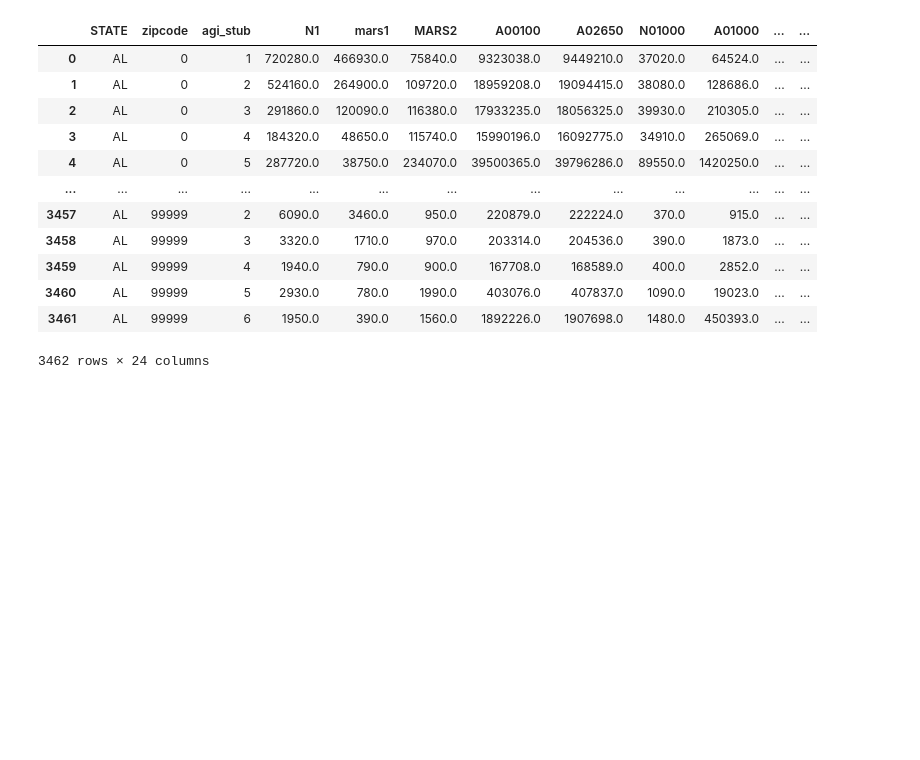
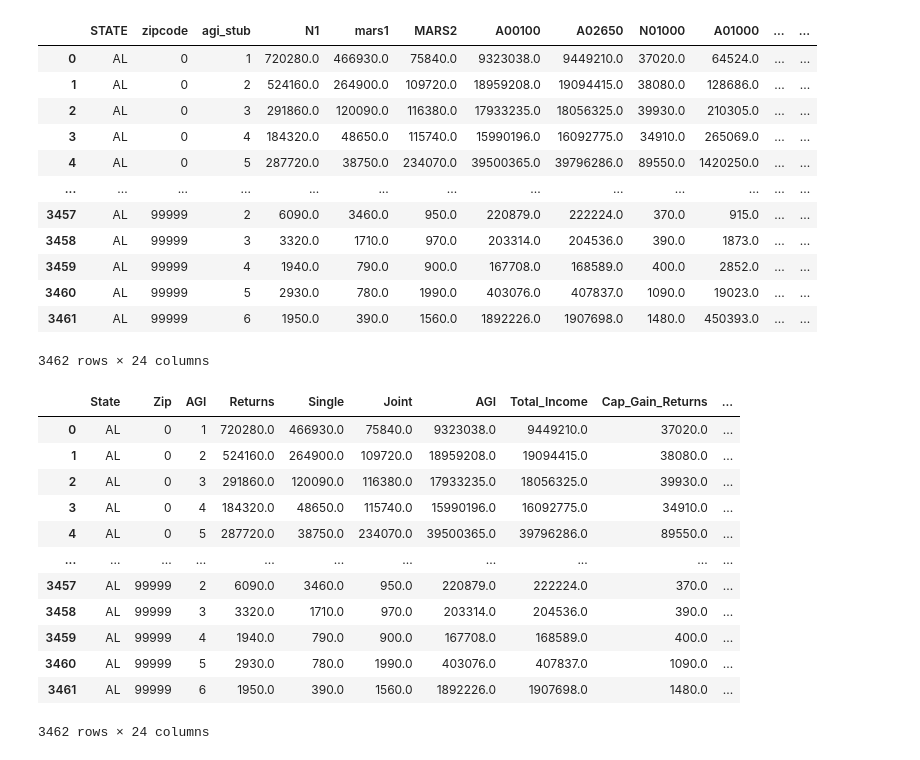
Before and after one commit to HasmigG/TaxAnalysis, a Jupyter notebook: etl_Jose.ipynb, the cells around one changed output. Cells and saved outputs as stored; diff of their text form; code cells hidden in the pictures; blank space fills up the shorter version.

Commit message:
short

```diff
--- a/etl_Jose.ipynb
+++ b/etl_Jose.ipynb
@@ -53,3 +53,51 @@ df_AL
 | 3460 | AL | 99999 | 5 | 2930.0 | 780.0 | 1990.0 | 403076.0 | 407837.0 | 1090.0 | 19023.0 | ... | ... |
 | 3461 | AL | 99999 | 6 | 1950.0 | 390.0 | 1560.0 | 1892226.0 | 1907698.0 | 1480.0 | 450393.0 | ... | ... |
 3462 rows × 24 columns
+# %%
+# Dictionary mapping original column names to shorter names
+short_column_names = {
+    'STATE': 'State',
+    'zipcode': 'Zip',
+    'agi_stub': 'AGI',
+    'N1': 'Returns',
+    'mars1': 'Single',
+    'MARS2': 'Joint',
+    'A00100': 'AGI',
+    'A02650': 'Total_Income',
+    'N01000': 'Cap_Gain_Returns',
+    'A01000': 'Cap_Gain_Amt',
+    'N02910': 'Std_Ded_Charity_Returns',
+    'A02910': 'Std_Ded_Charity_Amt',
+    'N04470': 'Itemized_Ded_Returns',
+    'A04470': 'Itemized_Ded_Amt',
+    'N17000': 'Med_Dental_Returns',
+    'A17000': 'Med_Dental_Amt',
+    'N18300': 'Total_Taxes_Returns',
+    'A18300': 'Total_Taxes_Amt',
+    'N19700': 'Charitable_Returns',
+    'A19700': 'Charitable_Amt',
+    'N20950': 'Misc_Ded_Returns',
+    'A20950': 'Misc_Ded_Amt',
+    'N85775': 'Advance_Premium_Returns',
+    'A85300': 'Net_Investment_Tax_Amt'
+}
+
+# Rename columns
+df_short_names = df_AL.rename(columns=short_column_names)
+
+# Now df_short_names contains columns with shorter names
+df_short_names
+# %% [output]
+|  | State | Zip | AGI | Returns | Single | Joint | AGI | Total_Income | Cap_Gain_Returns | ... |
+| 0 | AL | 0 | 1 | 720280.0 | 466930.0 | 75840.0 | 9323038.0 | 9449210.0 | 37020.0 | ... |
+| 1 | AL | 0 | 2 | 524160.0 | 264900.0 | 109720.0 | 18959208.0 | 19094415.0 | 38080.0 | ... |
+| 2 | AL | 0 | 3 | 291860.0 | 120090.0 | 116380.0 | 17933235.0 | 18056325.0 | 39930.0 | ... |
+| 3 | AL | 0 | 4 | 184320.0 | 48650.0 | 115740.0 | 15990196.0 | 16092775.0 | 34910.0 | ... |
+| 4 | AL | 0 | 5 | 287720.0 | 38750.0 | 234070.0 | 39500365.0 | 39796286.0 | 89550.0 | ... |
+| ... | ... | ... | ... | ... | ... | ... | ... | ... | ... | ... |
+| 3457 | AL | 99999 | 2 | 6090.0 | 3460.0 | 950.0 | 220879.0 | 222224.0 | 370.0 | ... |
+| 3458 | AL | 99999 | 3 | 3320.0 | 1710.0 | 970.0 | 203314.0 | 204536.0 | 390.0 | ... |
+| 3459 | AL | 99999 | 4 | 1940.0 | 790.0 | 900.0 | 167708.0 | 168589.0 | 400.0 | ... |
+| 3460 | AL | 99999 | 5 | 2930.0 | 780.0 | 1990.0 | 403076.0 | 407837.0 | 1090.0 | ... |
+| 3461 | AL | 99999 | 6 | 1950.0 | 390.0 | 1560.0 | 1892226.0 | 1907698.0 | 1480.0 | ... |
+3462 rows × 24 columns
```
